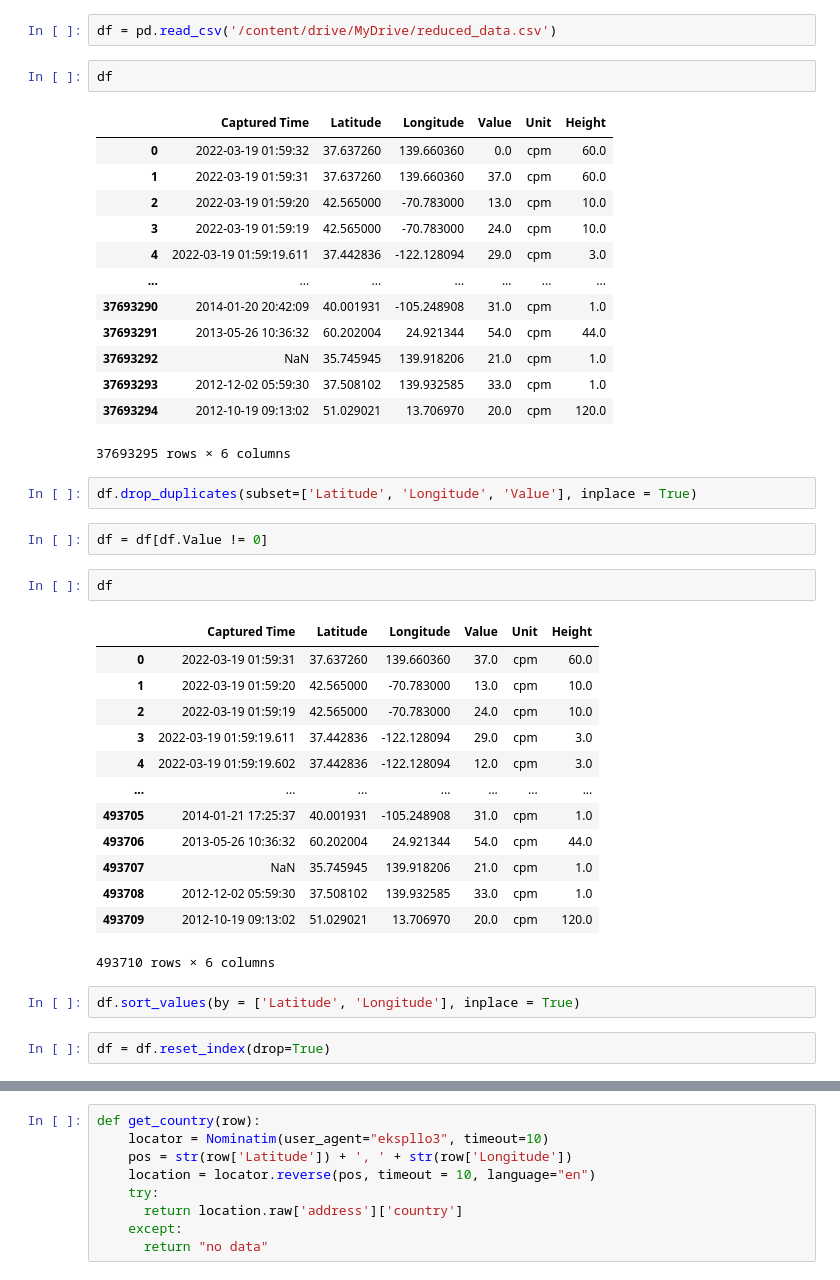
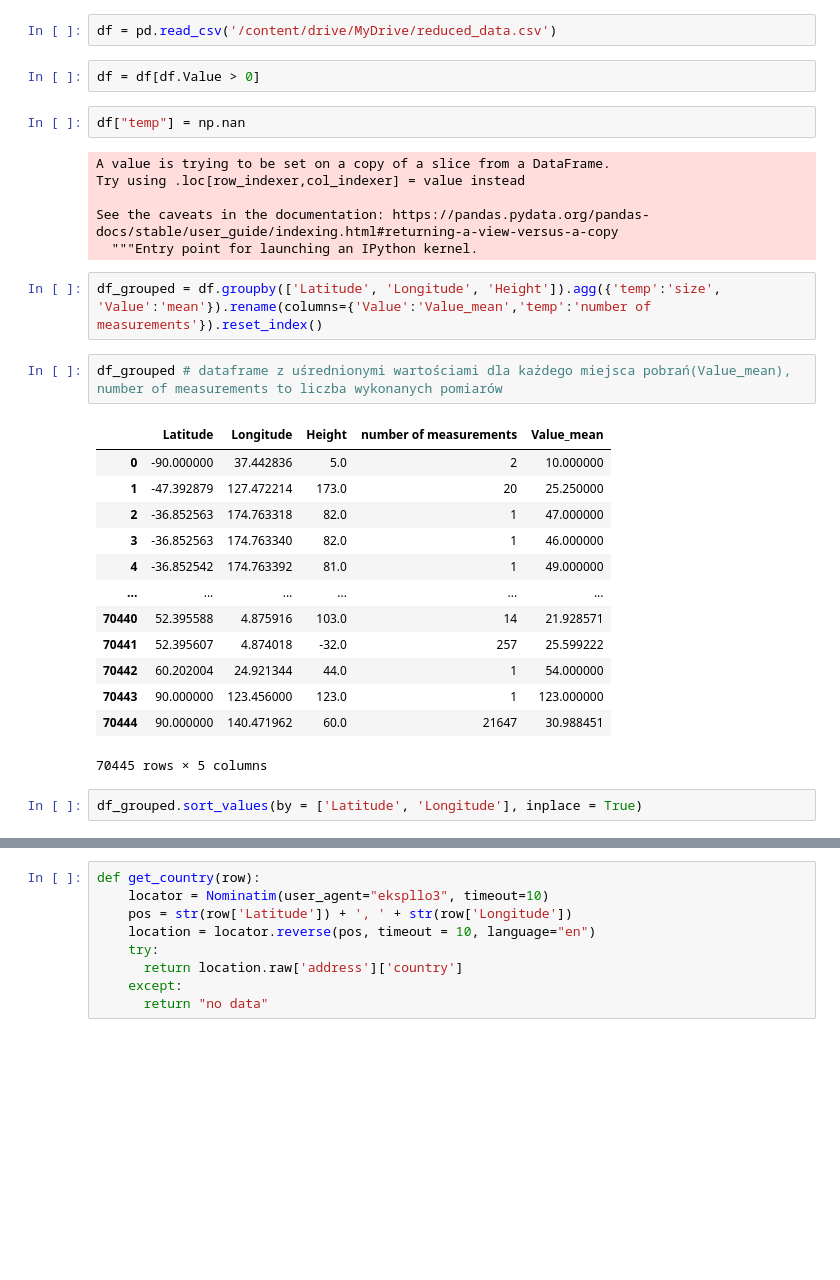
Before and after one commit to FEJTWOW/data_mining, a Jupyter notebook: eksplo4.ipynb, the cells around one changed output, grey strips where cells are left out. Cells and saved outputs as stored; diff of their text form; blank space fills up the shorter version.

```diff
--- a/eksplo4.ipynb
+++ b/eksplo4.ipynb
@@ -44,42 +22,32 @@ Drive already mounted at /content/drive; to attempt to forcibly remount, call dr
 # %%
 df = pd.read_csv('/content/drive/MyDrive/reduced_data.csv')
-# %%
-df
-# %% [output]
-|  | Captured Time | Latitude | Longitude | Value | Unit | Height |
-| 0 | 2022-03-19 01:59:32 | 37.637260 | 139.660360 | 0.0 | cpm | 60.0 |
-| 1 | 2022-03-19 01:59:31 | 37.637260 | 139.660360 | 37.0 | cpm | 60.0 |
-| 2 | 2022-03-19 01:59:20 | 42.565000 | -70.783000 | 13.0 | cpm | 10.0 |
-| 3 | 2022-03-19 01:59:19 | 42.565000 | -70.783000 | 24.0 | cpm | 10.0 |
-| 4 | 2022-03-19 01:59:19.611 | 37.442836 | -122.128094 | 29.0 | cpm | 3.0 |
-| ... | ... | ... | ... | ... | ... | ... |
-| 37693290 | 2014-01-20 20:42:09 | 40.001931 | -105.248908 | 31.0 | cpm | 1.0 |
-| 37693291 | 2013-05-26 10:36:32 | 60.202004 | 24.921344 | 54.0 | cpm | 44.0 |
-| 37693292 | NaN | 35.745945 | 139.918206 | 21.0 | cpm | 1.0 |
-| 37693293 | 2012-12-02 05:59:30 | 37.508102 | 139.932585 | 33.0 | cpm | 1.0 |
-| 37693294 | 2012-10-19 09:13:02 | 51.029021 | 13.706970 | 20.0 | cpm | 120.0 |
-37693295 rows × 6 columns
+# %%
+df = df[df.Value > 0]
+# %%
+df["temp"] = np.nan
+# %% [output]
+A value is trying to be set on a copy of a slice from a DataFrame.
+Try using .loc[row_indexer,col_indexer] = value instead
+
+See the caveats in the documentation: https://pandas.pydata.org/pandas-docs/stable/user_guide/indexing.html#returning-a-view-versus-a-copy
+  """Entry point for launching an IPython kernel.
+# %%
+df_grouped = df.groupby(['Latitude', 'Longitude', 'Height']).agg({'temp':'size', 'Value':'mean'}).rename(columns={'Value':'Value_mean','temp':'number of measurements'}).reset_index()
+# %%
+df_grouped # dataframe z uśrednionymi wartościami dla każdego miejsca pobrań(Value_mean), number of measurements to liczba wykonanych pomiarów
+# %% [output]
+|  | Latitude | Longitude | Height | number of measurements | Value_mean |
+| 0 | -90.000000 | 37.442836 | 5.0 | 2 | 10.000000 |
+| 1 | -47.392879 | 127.472214 | 173.0 | 20 | 25.250000 |
+| 2 | -36.852563 | 174.763318 | 82.0 | 1 | 47.000000 |
+| 3 | -36.852563 | 174.763340 | 82.0 | 1 | 46.000000 |
+| 4 | -36.852542 | 174.763392 | 81.0 | 1 | 49.000000 |
+| ... | ... | ... | ... | ... | ... |
+| 70440 | 52.395588 | 4.875916 | 103.0 | 14 | 21.928571 |
+| 70441 | 52.395607 | 4.874018 | -32.0 | 257 | 25.599222 |
+| 70442 | 60.202004 | 24.921344 | 44.0 | 1 | 54.000000 |
+| 70443 | 90.000000 | 123.456000 | 123.0 | 1 | 123.000000 |
+| 70444 | 90.000000 | 140.471962 | 60.0 | 21647 | 30.988451 |
+70445 rows × 5 columns
 # %%
-df.drop_duplicates(subset=['Latitude', 'Longitude', 'Value'], inplace = True)
+df_grouped.sort_values(by = ['Latitude', 'Longitude'], inplace = True)
-# %%
-df = df[df.Value != 0]
-# %%
-df
-# %% [output]
-|  | Captured Time | Latitude | Longitude | Value | Unit | Height |
-| 0 | 2022-03-19 01:59:31 | 37.637260 | 139.660360 | 37.0 | cpm | 60.0 |
-| 1 | 2022-03-19 01:59:20 | 42.565000 | -70.783000 | 13.0 | cpm | 10.0 |
-| 2 | 2022-03-19 01:59:19 | 42.565000 | -70.783000 | 24.0 | cpm | 10.0 |
-| 3 | 2022-03-19 01:59:19.611 | 37.442836 | -122.128094 | 29.0 | cpm | 3.0 |
-| 4 | 2022-03-19 01:59:19.602 | 37.442836 | -122.128094 | 12.0 | cpm | 3.0 |
-| ... | ... | ... | ... | ... | ... | ... |
-| 493705 | 2014-01-21 17:25:37 | 40.001931 | -105.248908 | 31.0 | cpm | 1.0 |
-| 493706 | 2013-05-26 10:36:32 | 60.202004 | 24.921344 | 54.0 | cpm | 44.0 |
-| 493707 | NaN | 35.745945 | 139.918206 | 21.0 | cpm | 1.0 |
-| 493708 | 2012-12-02 05:59:30 | 37.508102 | 139.932585 | 33.0 | cpm | 1.0 |
-| 493709 | 2012-10-19 09:13:02 | 51.029021 | 13.706970 | 20.0 | cpm | 120.0 |
-493710 rows × 6 columns
-# %%
-df.sort_values(by = ['Latitude', 'Longitude'], inplace = True)
-# %%
-df = df.reset_index(drop=True)
```
Also changed, not shown: parts of 18 cells of this notebook.
